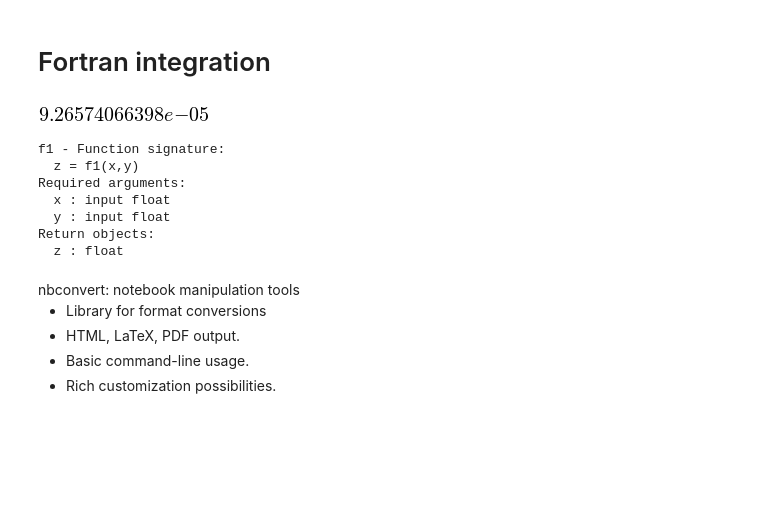
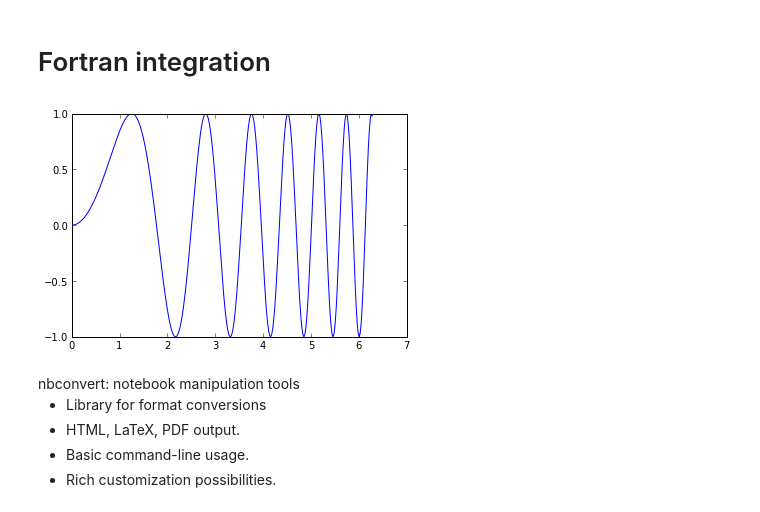
Before and after one commit to fperez/talk-1312-nips, a Jupyter notebook: IPython-Interactive-Computing.ipynb, the cells around one changed output. Saved outputs shown, nothing was run; the diff lists cells and outputs as text; code cells hidden in the pictures; blank space fills up the shorter version.

```diff
--- a/IPython-Interactive-Computing.ipynb
+++ b/IPython-Interactive-Computing.ipynb
@@ -218,18 +213,9 @@ subroutine f1(x, y, z)
 end subroutine f1
-# %%
-f1(1.0, 2.1415)
-# %% [output]
-[figure, removed]
-# %%
-print f1.__doc__
-# %% [output]
-f1 - Function signature:
-  z = f1(x,y)
-Required arguments:
-  x : input float
-  y : input float
-Return objects:
-  z : float
+# %%
+x = np.linspace(0, 2*pi, 300)
+plot(x, f1(x));
+# %% [output]
+[figure, added]
 # %% [markdown]
 <div class="slide-header">nbconvert: notebook manipulation tools</div>
 
```
Also changed, not shown: parts of 4 cells of this notebook, 1 other file.
